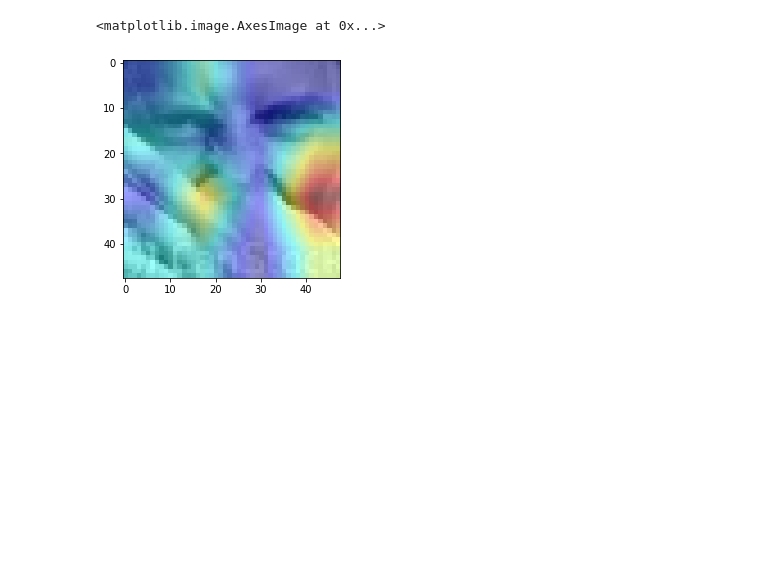
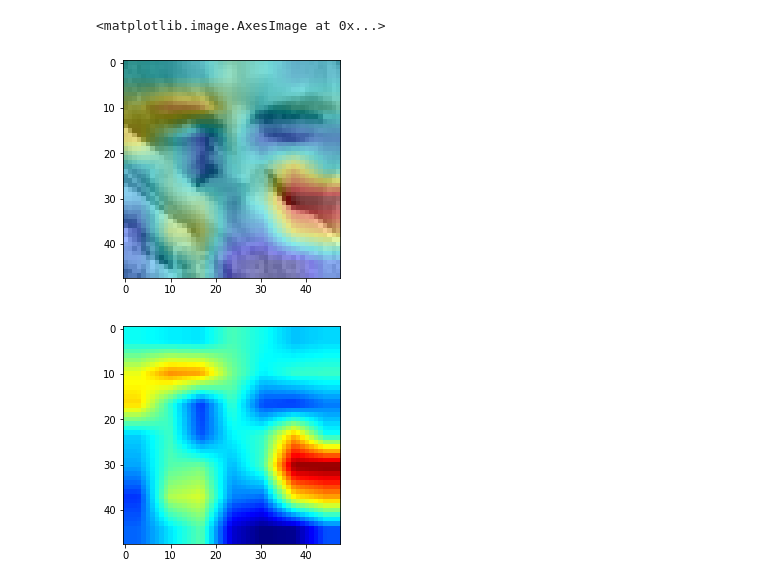
Before and after one commit to albertlis/Face-Recognition-CNN, a Jupyter notebook: notebooks/gradcam.ipynb, the cells around one changed output. Drawn from its saved outputs; the diff is of its cells as text; code cells hidden in the pictures; blank space fills up the shorter version.

```diff
--- a/notebooks/gradcam.ipynb
+++ b/notebooks/gradcam.ipynb
@@ -28,21 +28,24 @@ _________________________________________________________________
 # %%
 from tensorflow.keras.preprocessing.image import img_to_array
 from tensorflow.keras.preprocessing.image import load_img
 from tensorflow.keras.applications import imagenet_utils
 import numpy as np
-from keras_conv_visualization.gradcam import GradCAM
+from keras_conv_visualizer.gradcam import GradCAM
 
 # img_path = '../keras_grad_cam/images/beagle.jpg'
-img_path = '../data/histogram_stretched/train/1/2625.png'
+img_path = '../data/stretched/train/1/2625.png'
 cam = GradCAM(model)
 # load the input image from disk (in Keras/TensorFlow format) and preprocess it
-image = load_img(img_path, target_size=(96, 96), color_mode='grayscale')
+image = load_img(img_path, target_size=(144, 144), color_mode='grayscale')
 image = img_to_array(image)
 image /= 255
 # image = imagenet_utils.preprocess_input(image)
 heatmap, output = cam.make_superimposed_img(image, img_path, alpha=0.6)
 import matplotlib.pyplot as plt
 plt.imshow(output)
+plt.figure()
+plt.imshow(heatmap)
 # %% [output]
 <matplotlib.image.AxesImage at 0x...>
-[figure, old version]
+[figure, new version]
+[figure, added]
```
Also changed, not shown: parts of 2 cells of this notebook, 17 other files.
